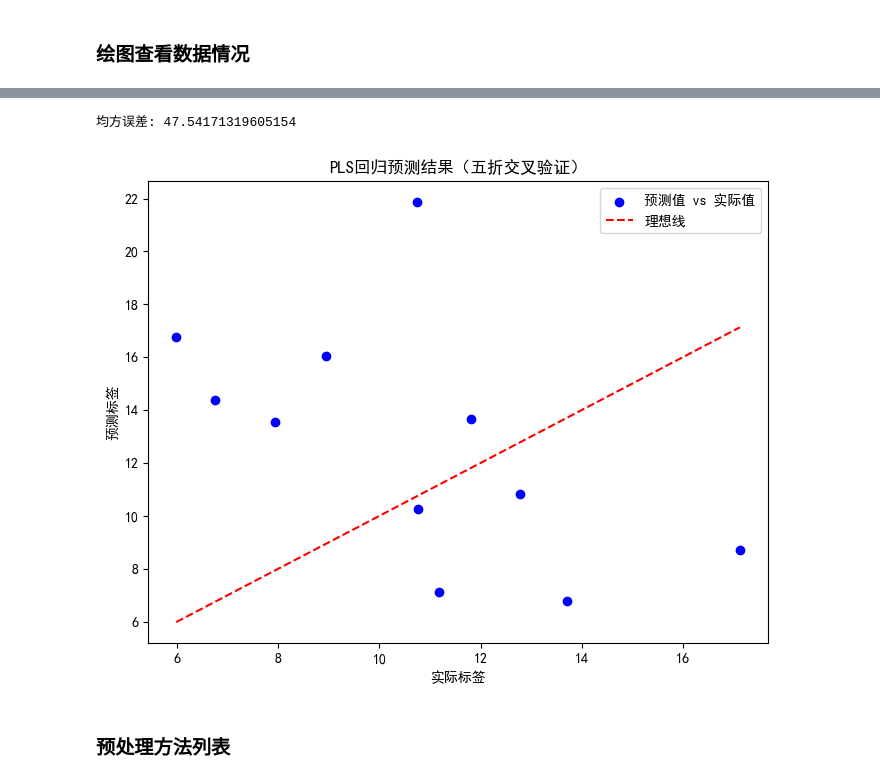
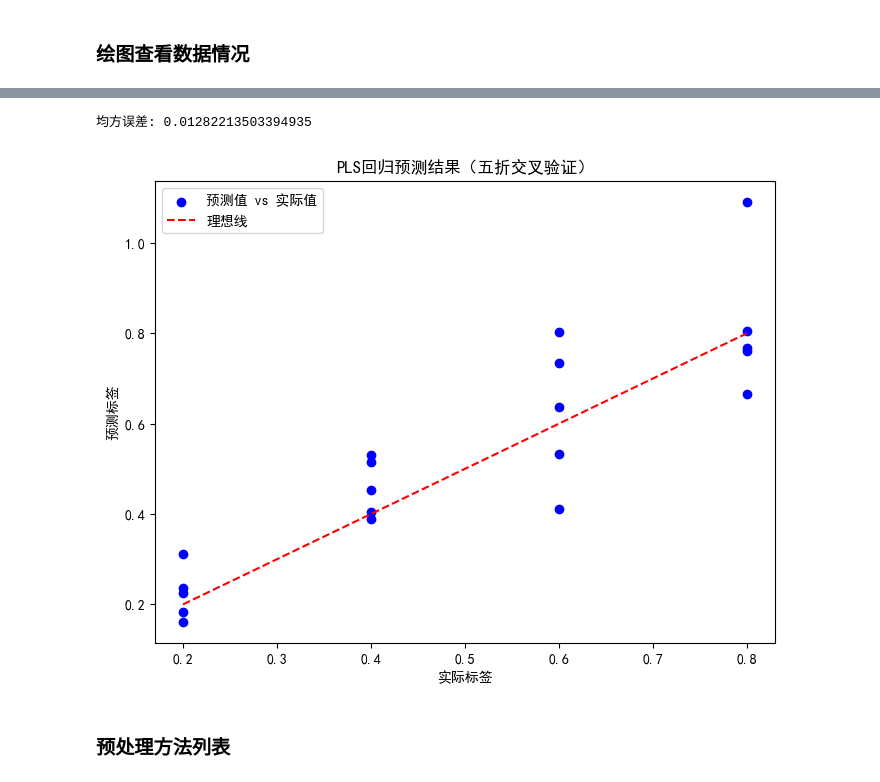
Before and after one commit to zwb-2023/Spectrum_analyse, a Jupyter notebook: SpectralAnalysis/光谱数据回归.ipynb, the cells around one changed output, grey strips where cells are left out. Drawn from its saved outputs; the diff is of its cells as text; code cells hidden in the pictures.

```diff
--- a/SpectralAnalysis/光谱数据回归.ipynb
+++ b/SpectralAnalysis/光谱数据回归.ipynb
@@ -3,14 +3,16 @@
 # %%
 import pandas as pd
 import numpy as np
-df = pd.read_csv(rf'G:\咖啡豆0702\Spectrum_analyse\SpectralExtraction\咖啡豆光谱数据_split.csv' , index_col = 0)
+df = pd.read_csv(rf'G:\莲蓉凤梨绿豆沙冬蓉混合\Spectrum_analyse\SpectralExtraction\东蓉混合.csv' , index_col = 0)
 # df = df.groupby(df.index).mean()
 
 labels = df.index.values
 
 spectrum = df.values
-spectrum = spectrum[: , 50:450]
+# spectrum = spectrum[: , 50:450]
 wave = [float(i) for i in df.columns.values]
-wave = wave[50:450]
+# wave = wave[50:450]
+# %%
+labels = [float(i[0:3]) for i in labels]
 # %% [markdown]
 ### 绘图查看数据情况
@@ -37,2 +18,0 @@ plot_duplicate_data_both(category,  split_datas , wave )
-# %%
-labels = [str(x) for x in labels]
@@ -63,10 +31,10 @@ plt.plot(wave ,correlation_pearson)
 # %%
-importlib.reload(SpectrumAnalyse)
+
 from  SpectrumAnalyse import pls_regression_plot
-pls_regression_plot(spectrum, labels, n_components=8, n_splits=5, random_state=42, save=False)
+pls_regression_plot(np.array(spectrum), np.array(labels), n_components=8, n_splits=5, random_state=42, save=False)
 # %% [output]
-均方误差: 47.54171319605154
+均方误差: 0.01282213503394935
-[figure, old version]
+[figure, new version]
 # %% [markdown]
 ### 预处理方法列表
 # %%
```
Also changed, not shown: parts of 8 cells of this notebook, 1 other file.
